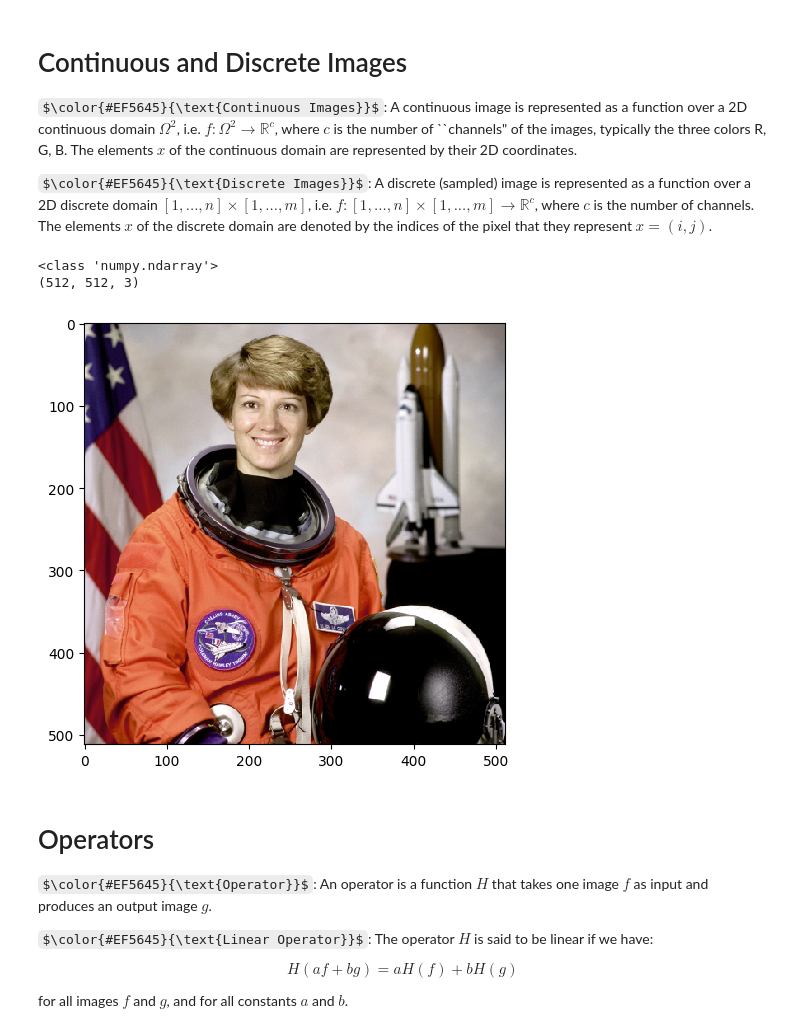
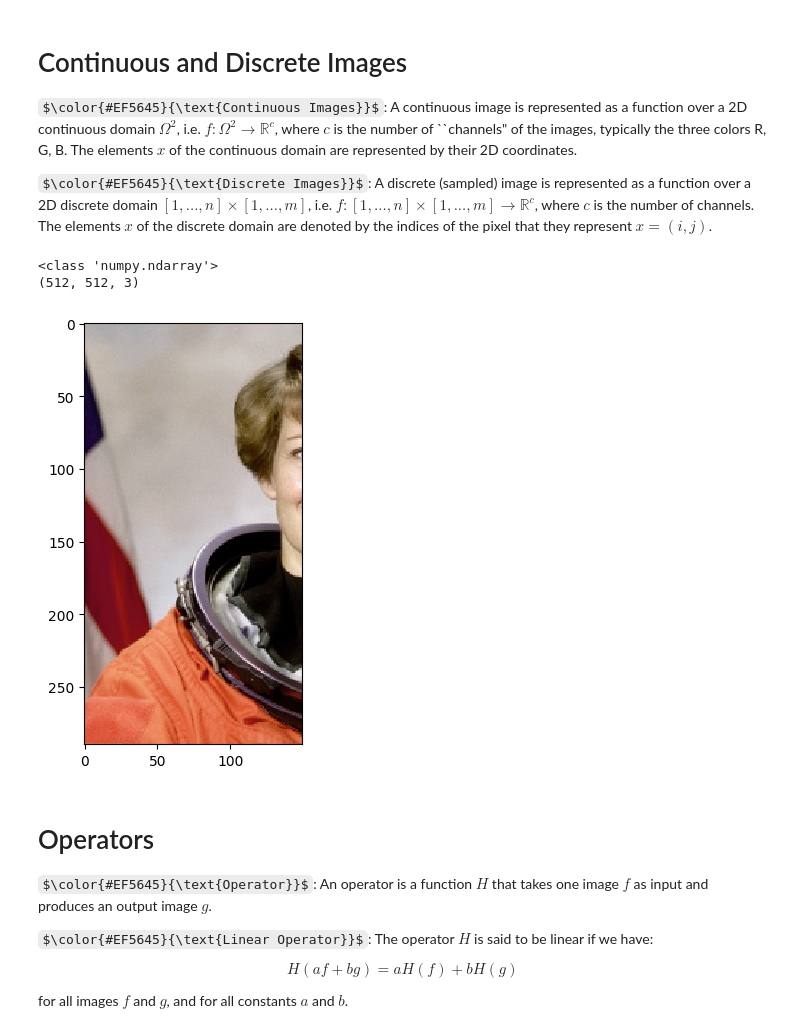
Before and after one commit to geometric-intelligence/ece278a, a Jupyter notebook: lectures/02_operators.ipynb, the cells around one changed output. Drawn from its saved outputs; the diff is of its cells as text; code cells hidden in the pictures; some formulas as TeX source.

```diff
--- a/lectures/02_operators.ipynb
+++ b/lectures/02_operators.ipynb
@@ -38,17 +38,17 @@ $\color{#EF5645}{\text{Discrete Images}}$: A discrete (sampled) image is represe
 # %%
 from skimage import data, io
 
 image = data.astronaut()
 print(type(image))
 print(image.shape)
 
-io.imshow(image);
+# io.imshow(image);
 
-# io.imshow(image[10:300, 50:200, 2]);
+io.imshow(image[10:300, 50:200]);
 # %% [output]
 <class 'numpy.ndarray'>
 (512, 512, 3)
-[figure, old version]
+[figure, new version]
 # %% [markdown]
 # Operators
 
```
Also changed, not shown: parts of 17 cells of this notebook.
